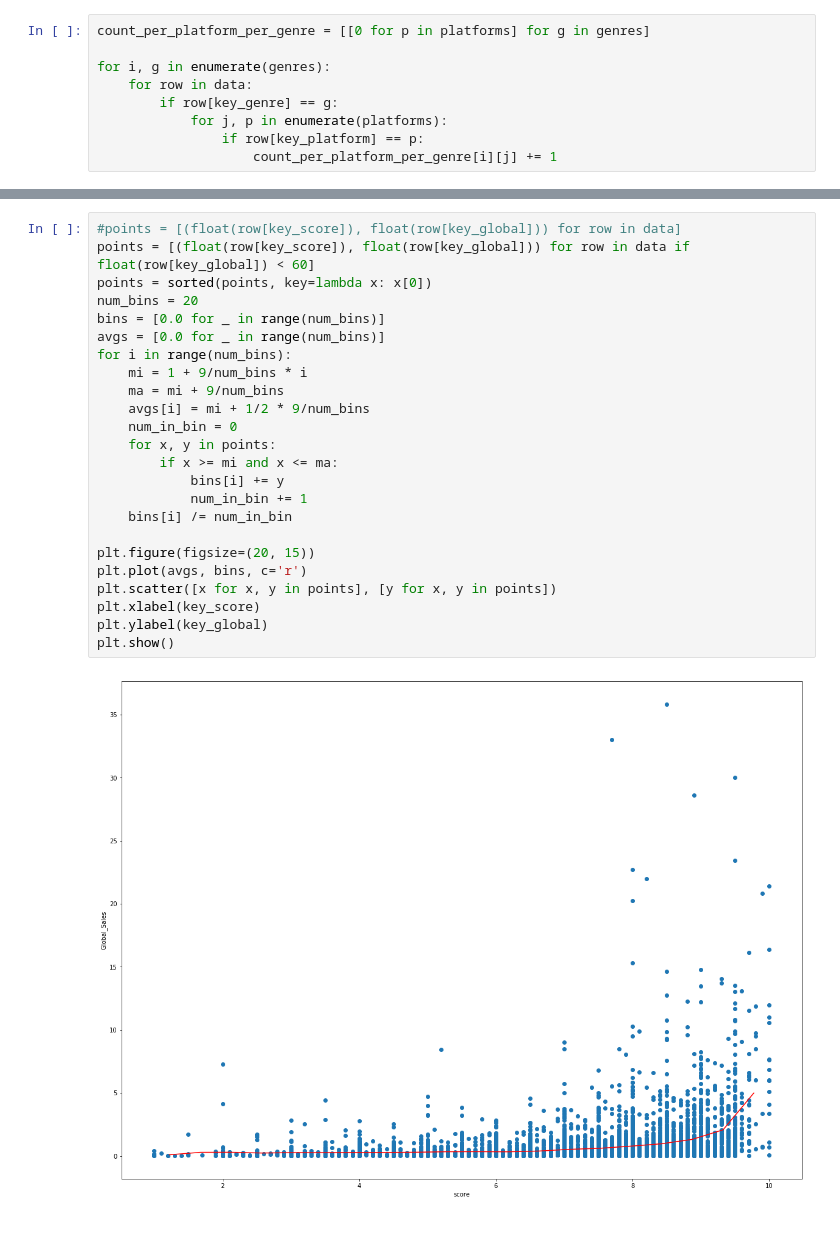
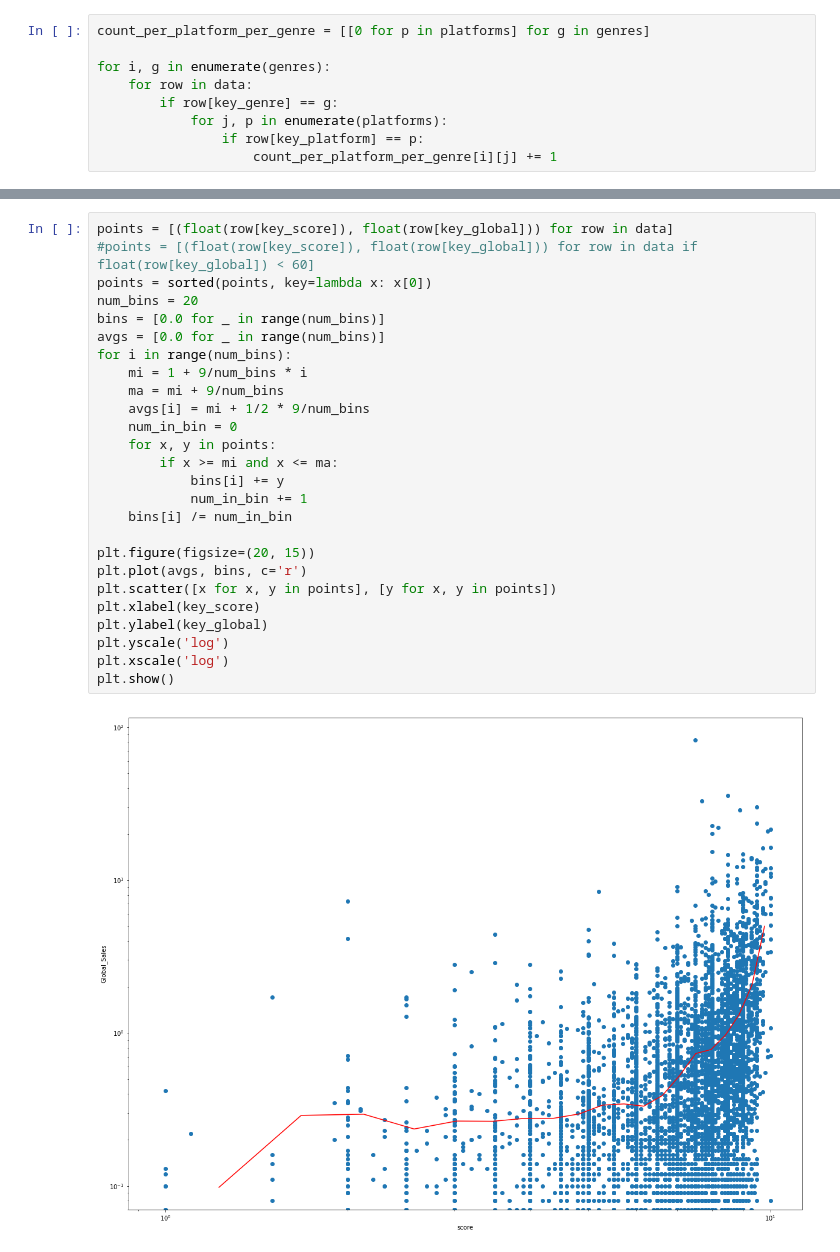
Before and after one commit to Archifer/SDA-Project, a Jupyter notebook: Floris.ipynb, the cells around one changed output, grey strips where cells are left out. Cells and saved outputs as stored; diff of their text form.

Commit message:
Updated my file with some fancy plots

```diff
--- a/Floris.ipynb
+++ b/Floris.ipynb
@@ -71,26 +69,28 @@ plt.show()
 # %%
-#points = [(float(row[key_score]), float(row[key_global])) for row in data]
-points = [(float(row[key_score]), float(row[key_global])) for row in data if float(row[key_global]) < 60]
+points = [(float(row[key_score]), float(row[key_global])) for row in data]
+#points = [(float(row[key_score]), float(row[key_global])) for row in data if float(row[key_global]) < 60]
 points = sorted(points, key=lambda x: x[0])
 num_bins = 20
 bins = [0.0 for _ in range(num_bins)]
 avgs = [0.0 for _ in range(num_bins)]
 for i in range(num_bins):
     mi = 1 + 9/num_bins * i
     ma = mi + 9/num_bins
     avgs[i] = mi + 1/2 * 9/num_bins
     num_in_bin = 0
     for x, y in points:
         if x >= mi and x <= ma:
             bins[i] += y
             num_in_bin += 1
     bins[i] /= num_in_bin
 
 plt.figure(figsize=(20, 15))
 plt.plot(avgs, bins, c='r')
 plt.scatter([x for x, y in points], [y for x, y in points])
 plt.xlabel(key_score)
 plt.ylabel(key_global)
+plt.yscale('log')
+plt.xscale('log')
 plt.show()
 # %% [output]
-[figure, old version]
+[figure, new version]
```
Also changed, not shown: parts of 3 cells of this notebook.
